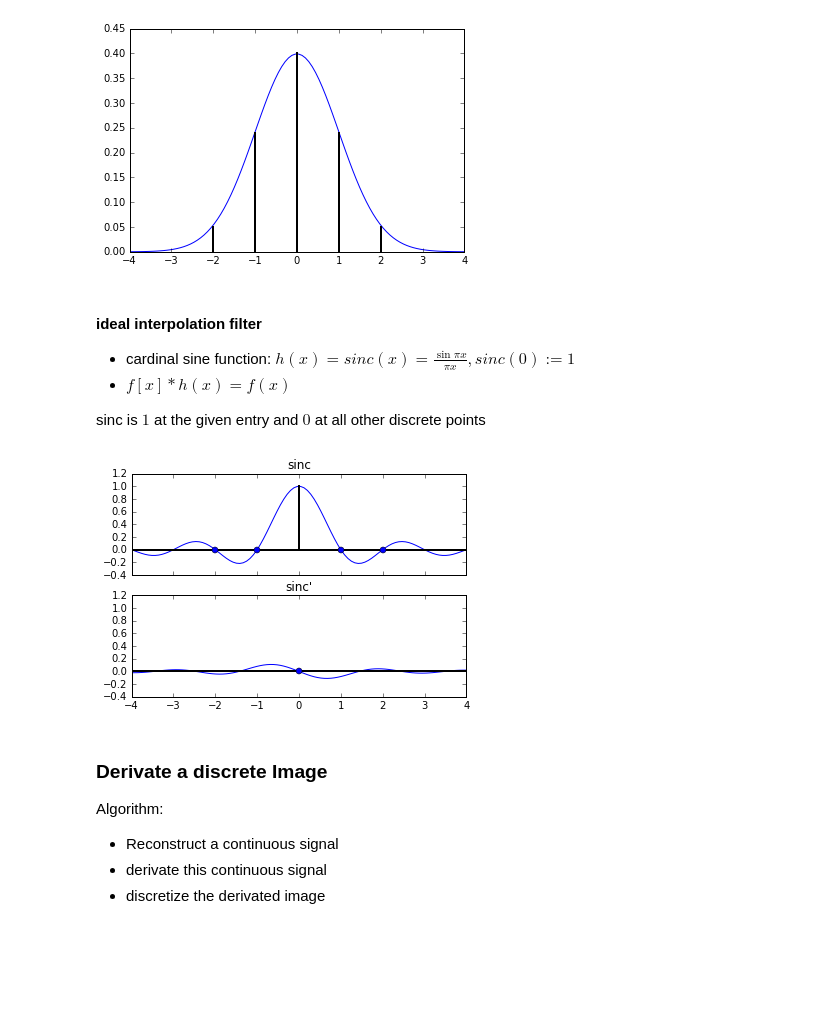
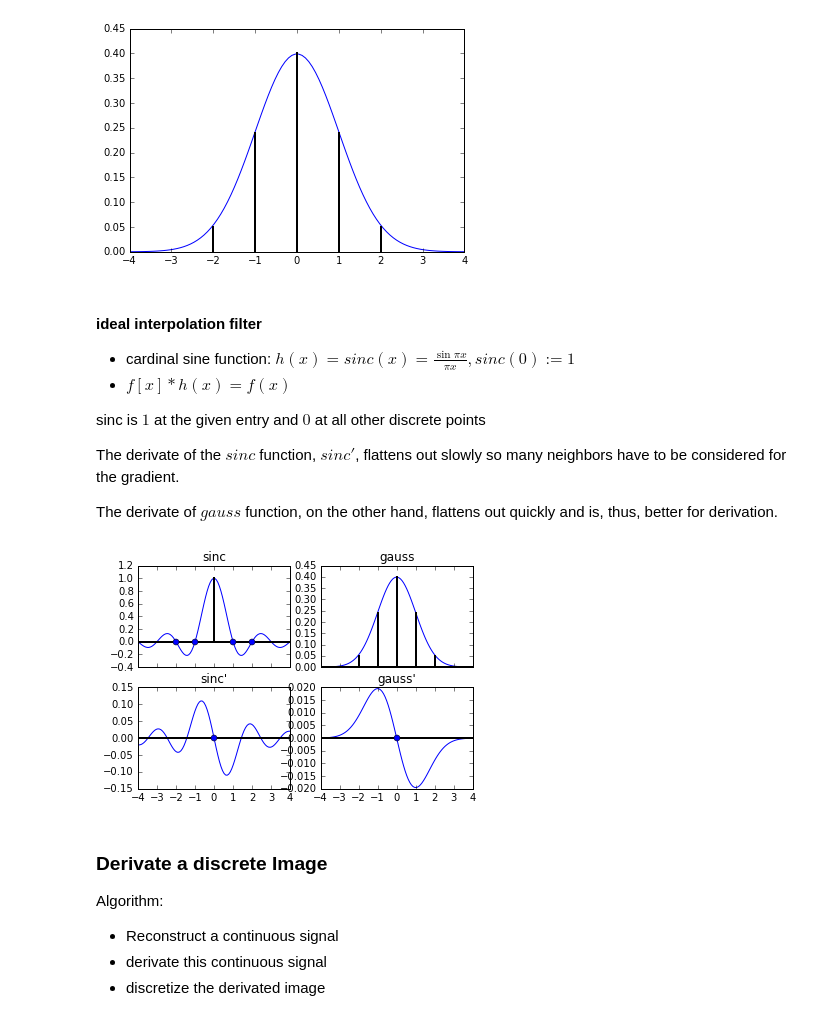
Before and after one commit to justayak/computer_vision_ws2015, a Jupyter notebook: play/Introduction_To_CV.ipynb, the cells around one changed output. Cells and saved outputs as stored; diff of their text form; code cells hidden in the pictures; blank space fills up the shorter version.

```diff
--- a/play/Introduction_To_CV.ipynb
+++ b/play/Introduction_To_CV.ipynb
@@ -116,33 +116,57 @@ plt.show()
 * $f[x]*h(x)=f(x)$
 
 sinc is $1$ at the given entry and $0$ at all other discrete points
+
+The derivate of the $sinc$ function, $sinc'$, flattens out slowly so many neighbors have to be considered for the gradient.
+
+The derivate of $gauss$ function, on the other hand, flattens out quickly and is, thus, better for derivation.
 # %%
 def sinc(x):
     return np.sin(math.pi * x)/ (math.pi * x)
 
 x = np.linspace(-4, 4, 100)
-G = sinc(x)
+S = sinc(x)
 
-f, ax = plt.subplots(2,1, sharex=True, sharey=True)
+f, ax = plt.subplots(2,2, sharex=True, sharey=False)
 
-ax0 = ax[0]
-ax1 = ax[1]
+ax0 = ax[0][0]
+ax1 = ax[1][0]
 
-ax0.plot(x,G)
+ax2 = ax[0][1]
+ax3 = ax[1][1]
+
+ax0.plot(x,S)
 
 ax0.plot([-4,4], [0,0], 'k-', lw=2)
 ax0.plot([0,0], [0,1], 'k-', lw=2)
 
 ax0.plot([-2,-1,1,2],[0,0,0,0], 'bo')
 ax0.set_title('sinc')
 
-ax1.plot(x,np.gradient(G))
+ax1.plot(x,np.gradient(S))
 ax1.plot([-4,4], [0,0], 'k-', lw=2)
 ax1.plot([0],[0], 'bo')
 ax1.set_title('sinc\'')
+
+# gaussian
+ax2.plot(x,G)
+
+ax2.plot([-2,-2], [0,.05], 'k-', lw=2)
+ax2.plot([-1,-1], [0,.24], 'k-', lw=2)
+ax2.plot([0,0], [0,.4], 'k-', lw=2)
+ax2.plot([1,1], [0,.24], 'k-', lw=2)
+ax2.plot([2,2], [0,.05], 'k-', lw=2)
+ax2.plot([-4,4], [0,0], 'k-', lw=2)
+ax2.set_title('gauss')
+
+ax3.plot(x,np.gradient(G))
+ax3.plot([-4,4], [0,0], 'k-', lw=2)
+ax3.plot([0],[0], 'bo')
+ax3.set_title('gauss\'')
+
 plt.show()
 # %% [output]
-[figure, old version]
+[figure, new version]
 # %% [markdown]
 ### Derivate a discrete Image
 
```
Also changed, not shown: parts of 4 cells of this notebook.
